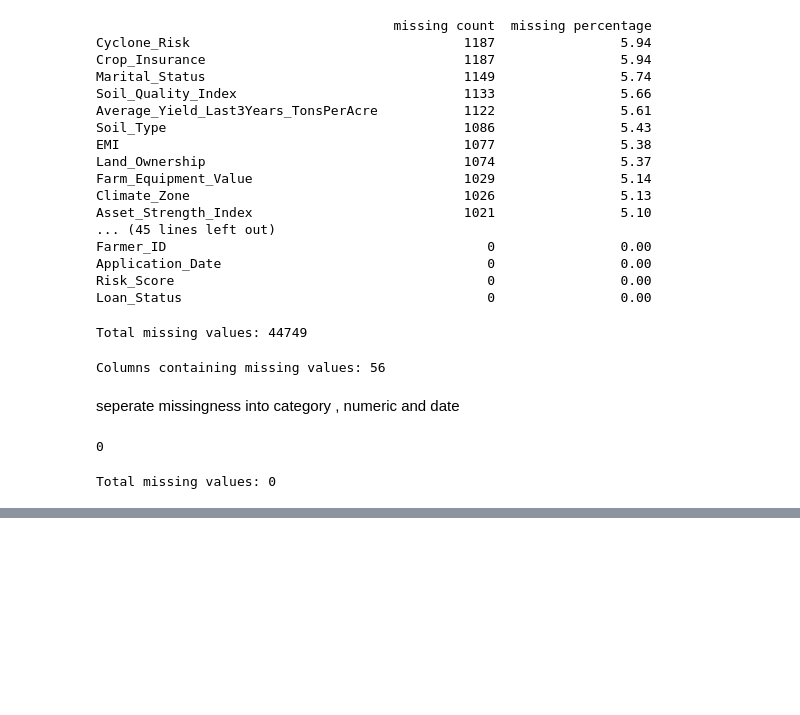
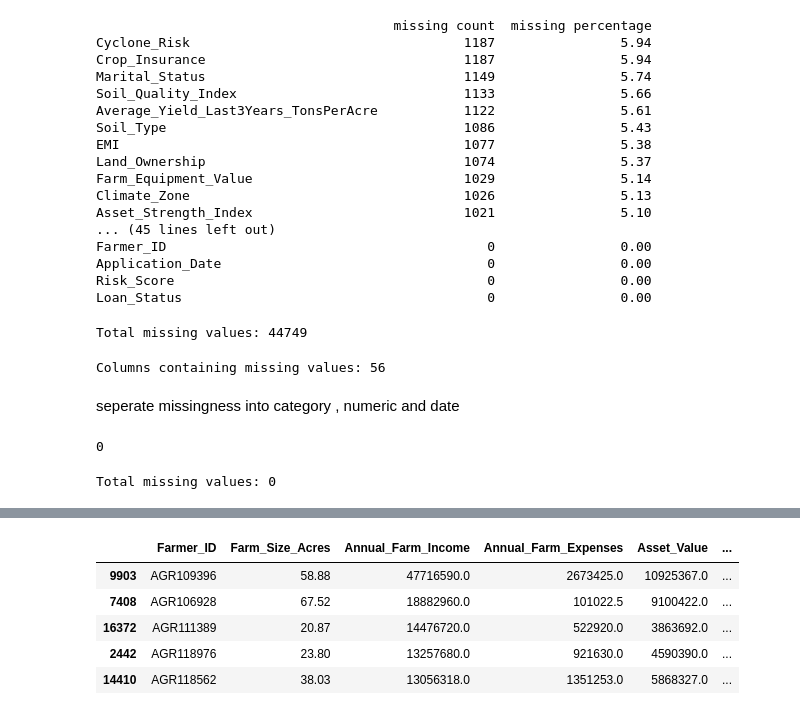
Before and after one commit to Nikhilsankhyan0/Agrisheild-AI, a Jupyter notebook: AgriShield_preporcessing.ipynb, the cells around one changed output, grey strips where cells are left out. Cells and saved outputs as stored; diff of their text form; code cells hidden in the pictures; blank space fills up the shorter version.

```diff
--- a/AgriShield_preporcessing.ipynb
+++ b/AgriShield_preporcessing.ipynb
@@ -442,0 +534,18 @@ Total missing values: 0
+# %%
+df.nlargest(5, 'Annual_Farm_Income')[
+    ['Farmer_ID',
+     'Farm_Size_Acres',
+     'Annual_Farm_Income',
+     'Annual_Farm_Expenses',
+     'Asset_Value',
+     'Loan_Amount_Requested',
+     'Risk_Score',
+     'Loan_Status']
+]
+# %% [output]
+|  | Farmer_ID | Farm_Size_Acres | Annual_Farm_Income | Annual_Farm_Expenses | Asset_Value | ... |
+| 9903 | AGR109396 | 58.88 | 47716590.0 | 2673425.0 | 10925367.0 | ... |
+| 7408 | AGR106928 | 67.52 | 18882960.0 | 101022.5 | 9100422.0 | ... |
+| 16372 | AGR111389 | 20.87 | 14476720.0 | 522920.0 | 3863692.0 | ... |
+| 2442 | AGR118976 | 23.80 | 13257680.0 | 921630.0 | 4590390.0 | ... |
+| 14410 | AGR118562 | 38.03 | 13056318.0 | 1351253.0 | 5868327.0 | ... |
```
Also changed, not shown: parts of 24 cells of this notebook.
